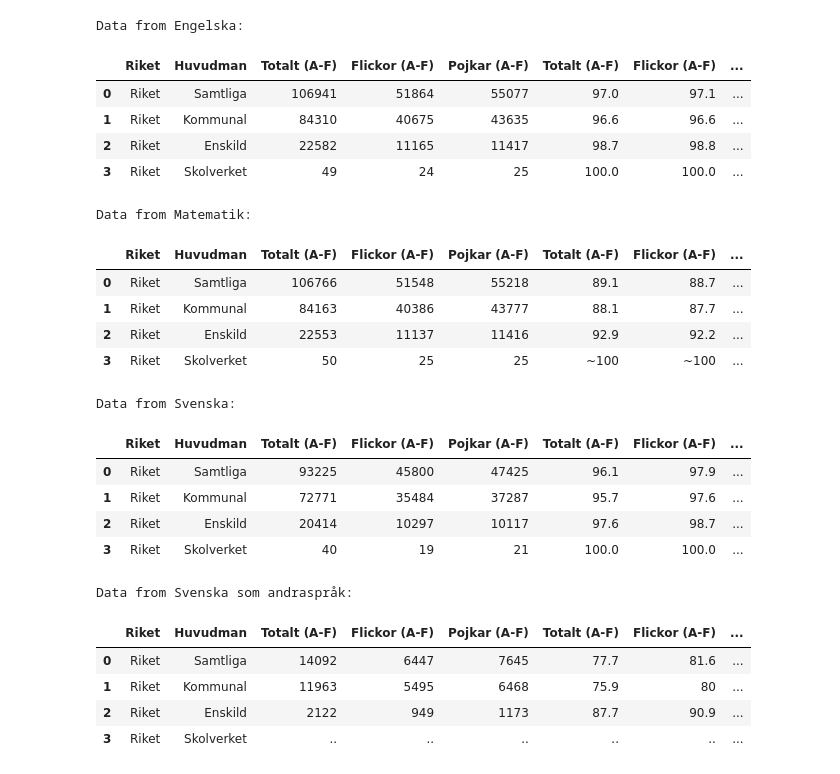
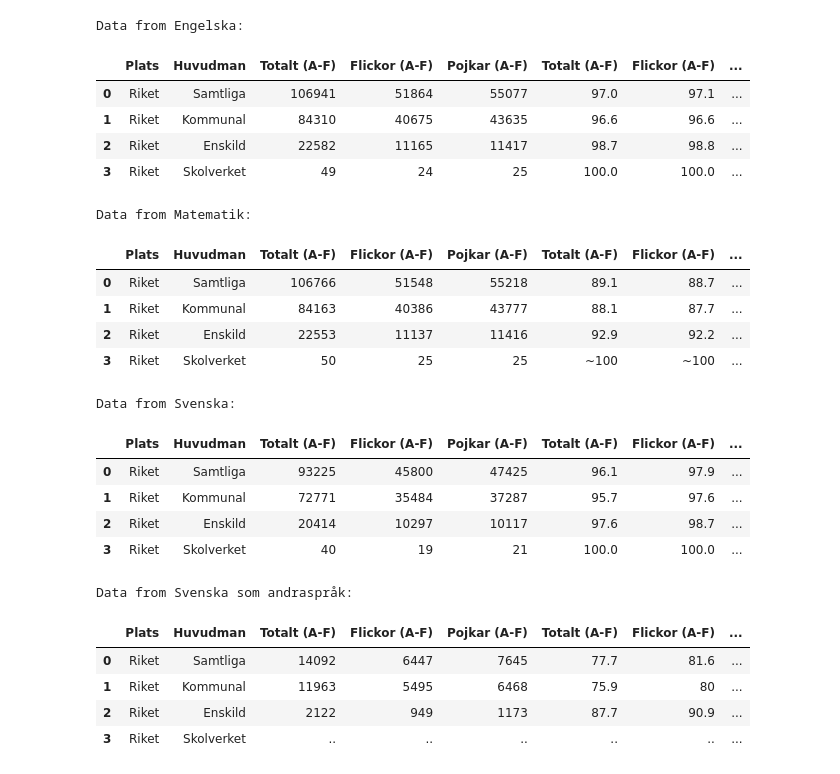
Before and after one commit to richardnorrman/lab_2_pandas_and_data_processing, a Jupyter notebook: main.ipynb, the cells around one changed output. Cells and saved outputs as stored; diff of their text form; code cells hidden in the pictures.

Commit message:
added code to take out specific data from excel in line charts + some adjustments from previous commits

```diff
--- a/main.ipynb
+++ b/main.ipynb
@@ -1,43 +1,49 @@
 # %%
 import pandas as pd
 from IPython.display import display
 
-# reading the specific sheets selected from the excel document
+# Reading the specific sheets selected from the excel document
 sheets_to_read = ['Engelska', 'Matematik', 'Svenska', 'Svenska som andraspråk']
 dfs = pd.read_excel('data/riket2023_åk9_np.xlsx', sheet_name=sheets_to_read, header=8)
 
-# Changing name of the columns
-for sheet_name, df in dfs.items():
-    df.columns = [col.replace('Typ av huvudman', 'Huvudman')
-                       .replace('Totalt', 'Totalt (A-F)')
-                       .replace('Flickor', 'Flickor (A-F)')
-                       .replace('Pojkar', 'Pojkar (A-F)') for col in df.columns]
+# Renaming the columns for each dataframe
+df_en = dfs['Engelska']
+df_en.columns = ["Plats", "Huvudman", "Totalt (A-F)", "Flickor (A-F)", "Pojkar (A-F)", "Totalt (A-F)", "Flickor (A-F)", "Pojkar (A-F)", "Totalt (poäng)", "Flickor (poäng)", "Pojkar (poäng)"]
 
-# Pritning out the dataframes
+df_ma = dfs['Matematik']
+df_ma.columns = ["Plats", "Huvudman", "Totalt (A-F)", "Flickor (A-F)", "Pojkar (A-F)", "Totalt (A-F)", "Flickor (A-F)", "Pojkar (A-F)", "Totalt (poäng)", "Flickor (poäng)", "Pojkar (poäng)"]
+
+df_sv = dfs['Svenska']
+df_sv.columns = ["Plats", "Huvudman", "Totalt (A-F)", "Flickor (A-F)", "Pojkar (A-F)", "Totalt (A-F)", "Flickor (A-F)", "Pojkar (A-F)", "Totalt (poäng)", "Flickor (poäng)", "Pojkar (poäng)"]
+
+df_sva = dfs['Svenska som andraspråk']
+df_sva.columns = ["Plats", "Huvudman", "Totalt (A-F)", "Flickor (A-F)", "Pojkar (A-F)", "Totalt (A-F)", "Flickor (A-F)", "Pojkar (A-F)", "Totalt (poäng)", "Flickor (poäng)", "Pojkar (poäng)"]
+
+# Printing out the dataframes for verification
 for sheet_name, df in dfs.items():
     print(f"\nData from {sheet_name}:")
     display(df.head())
 # %% [output]
 Data from Engelska:
-|  | Riket | Huvudman | Totalt (A-F) | Flickor (A-F) | Pojkar (A-F) | Totalt (A-F) | Flickor (A-F) | ... |
+|  | Plats | Huvudman | Totalt (A-F) | Flickor (A-F) | Pojkar (A-F) | Totalt (A-F) | Flickor (A-F) | ... |
 | 0 | Riket | Samtliga | 106941 | 51864 | 55077 | 97.0 | 97.1 | ... |
 | 1 | Riket | Kommunal | 84310 | 40675 | 43635 | 96.6 | 96.6 | ... |
 | 2 | Riket | Enskild | 22582 | 11165 | 11417 | 98.7 | 98.8 | ... |
 | 3 | Riket | Skolverket | 49 | 24 | 25 | 100.0 | 100.0 | ... |
 Data from Matematik:
-|  | Riket | Huvudman | Totalt (A-F) | Flickor (A-F) | Pojkar (A-F) | Totalt (A-F) | Flickor (A-F) | ... |
+|  | Plats | Huvudman | Totalt (A-F) | Flickor (A-F) | Pojkar (A-F) | Totalt (A-F) | Flickor (A-F) | ... |
 | 0 | Riket | Samtliga | 106766 | 51548 | 55218 | 89.1 | 88.7 | ... |
 | 1 | Riket | Kommunal | 84163 | 40386 | 43777 | 88.1 | 87.7 | ... |
 | 2 | Riket | Enskild | 22553 | 11137 | 11416 | 92.9 | 92.2 | ... |
 | 3 | Riket | Skolverket | 50 | 25 | 25 | ~100 | ~100 | ... |
 Data from Svenska:
-|  | Riket | Huvudman | Totalt (A-F) | Flickor (A-F) | Pojkar (A-F) | Totalt (A-F) | Flickor (A-F) | ... |
+|  | Plats | Huvudman | Totalt (A-F) | Flickor (A-F) | Pojkar (A-F) | Totalt (A-F) | Flickor (A-F) | ... |
 | 0 | Riket | Samtliga | 93225 | 45800 | 47425 | 96.1 | 97.9 | ... |
 | 1 | Riket | Kommunal | 72771 | 35484 | 37287 | 95.7 | 97.6 | ... |
 | 2 | Riket | Enskild | 20414 | 10297 | 10117 | 97.6 | 98.7 | ... |
 | 3 | Riket | Skolverket | 40 | 19 | 21 | 100.0 | 100.0 | ... |
 Data from Svenska som andraspråk:
-|  | Riket | Huvudman | Totalt (A-F) | Flickor (A-F) | Pojkar (A-F) | Totalt (A-F) | Flickor (A-F) | ... |
+|  | Plats | Huvudman | Totalt (A-F) | Flickor (A-F) | Pojkar (A-F) | Totalt (A-F) | Flickor (A-F) | ... |
 | 0 | Riket | Samtliga | 14092 | 6447 | 7645 | 77.7 | 81.6 | ... |
 | 1 | Riket | Kommunal | 11963 | 5495 | 6468 | 75.9 | 80 | ... |
 | 2 | Riket | Enskild | 2122 | 949 | 1173 | 87.7 | 90.9 | ... |
```
Also changed, not shown: parts of 4 cells of this notebook, 3 other files.
